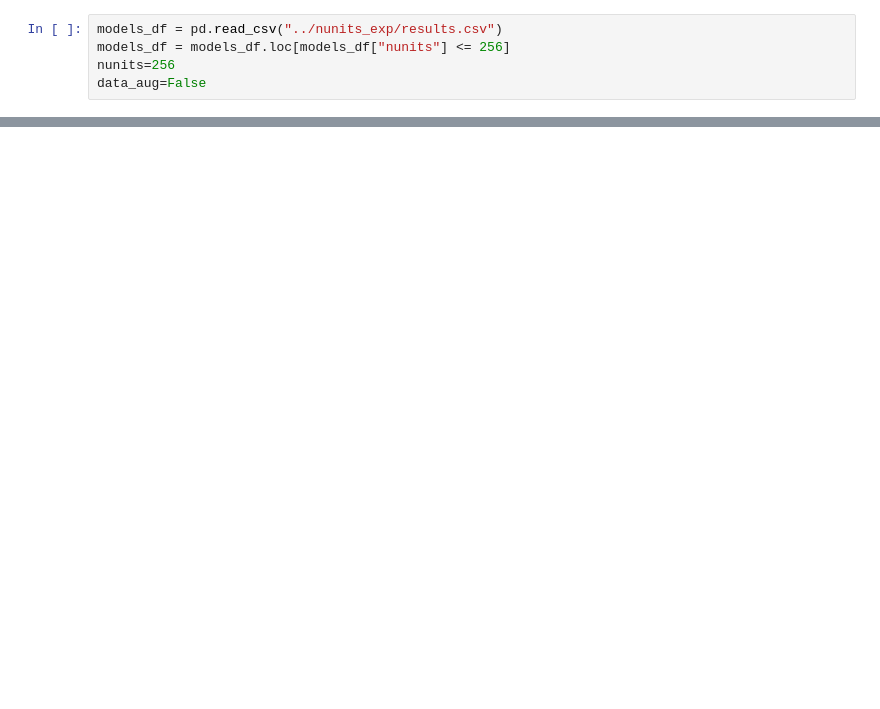
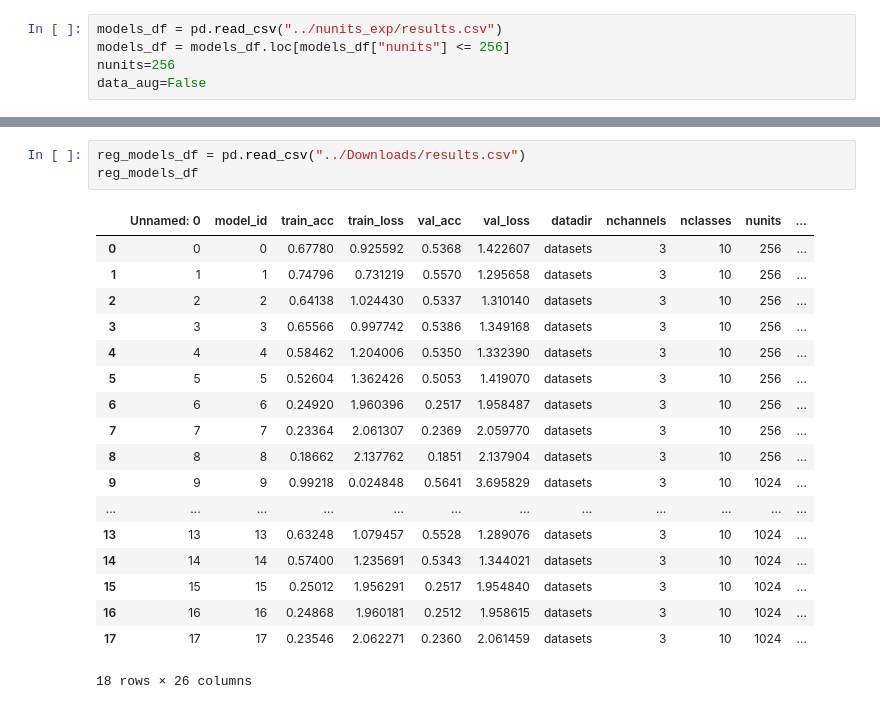
Before and after one commit to henryscheible/cs89finalproject, a Jupyter notebook: regularization_plots.ipynb, the cells around one changed output, grey strips where cells are left out. Drawn from its saved outputs; the diff is of its cells as text; blank space fills up the shorter version.

```diff
--- a/regularization_plots.ipynb
+++ b/regularization_plots.ipynb
@@ -19,0 +27,22 @@ plt.grid(True)
+# %%
+reg_models_df = pd.read_csv("../Downloads/results.csv")
+reg_models_df
+# %% [output]
+|  | Unnamed: 0 | model_id | train_acc | train_loss | val_acc | val_loss | datadir | nchannels | nclasses | nunits | ... |
+| 0 | 0 | 0 | 0.67780 | 0.925592 | 0.5368 | 1.422607 | datasets | 3 | 10 | 256 | ... |
+| 1 | 1 | 1 | 0.74796 | 0.731219 | 0.5570 | 1.295658 | datasets | 3 | 10 | 256 | ... |
+| 2 | 2 | 2 | 0.64138 | 1.024430 | 0.5337 | 1.310140 | datasets | 3 | 10 | 256 | ... |
+| 3 | 3 | 3 | 0.65566 | 0.997742 | 0.5386 | 1.349168 | datasets | 3 | 10 | 256 | ... |
+| 4 | 4 | 4 | 0.58462 | 1.204006 | 0.5350 | 1.332390 | datasets | 3 | 10 | 256 | ... |
+| 5 | 5 | 5 | 0.52604 | 1.362426 | 0.5053 | 1.419070 | datasets | 3 | 10 | 256 | ... |
+| 6 | 6 | 6 | 0.24920 | 1.960396 | 0.2517 | 1.958487 | datasets | 3 | 10 | 256 | ... |
+| 7 | 7 | 7 | 0.23364 | 2.061307 | 0.2369 | 2.059770 | datasets | 3 | 10 | 256 | ... |
+| 8 | 8 | 8 | 0.18662 | 2.137762 | 0.1851 | 2.137904 | datasets | 3 | 10 | 256 | ... |
+| 9 | 9 | 9 | 0.99218 | 0.024848 | 0.5641 | 3.695829 | datasets | 3 | 10 | 1024 | ... |
+| ... | ... | ... | ... | ... | ... | ... | ... | ... | ... | ... | ... |
+| 13 | 13 | 13 | 0.63248 | 1.079457 | 0.5528 | 1.289076 | datasets | 3 | 10 | 1024 | ... |
+| 14 | 14 | 14 | 0.57400 | 1.235691 | 0.5343 | 1.344021 | datasets | 3 | 10 | 1024 | ... |
+| 15 | 15 | 15 | 0.25012 | 1.956291 | 0.2517 | 1.954840 | datasets | 3 | 10 | 1024 | ... |
+| 16 | 16 | 16 | 0.24868 | 1.960181 | 0.2512 | 1.958615 | datasets | 3 | 10 | 1024 | ... |
+| 17 | 17 | 17 | 0.23546 | 2.062271 | 0.2360 | 2.061459 | datasets | 3 | 10 | 1024 | ... |
+18 rows × 26 columns
```
Also changed, not shown: parts of 4 cells of this notebook, 1 other file.
